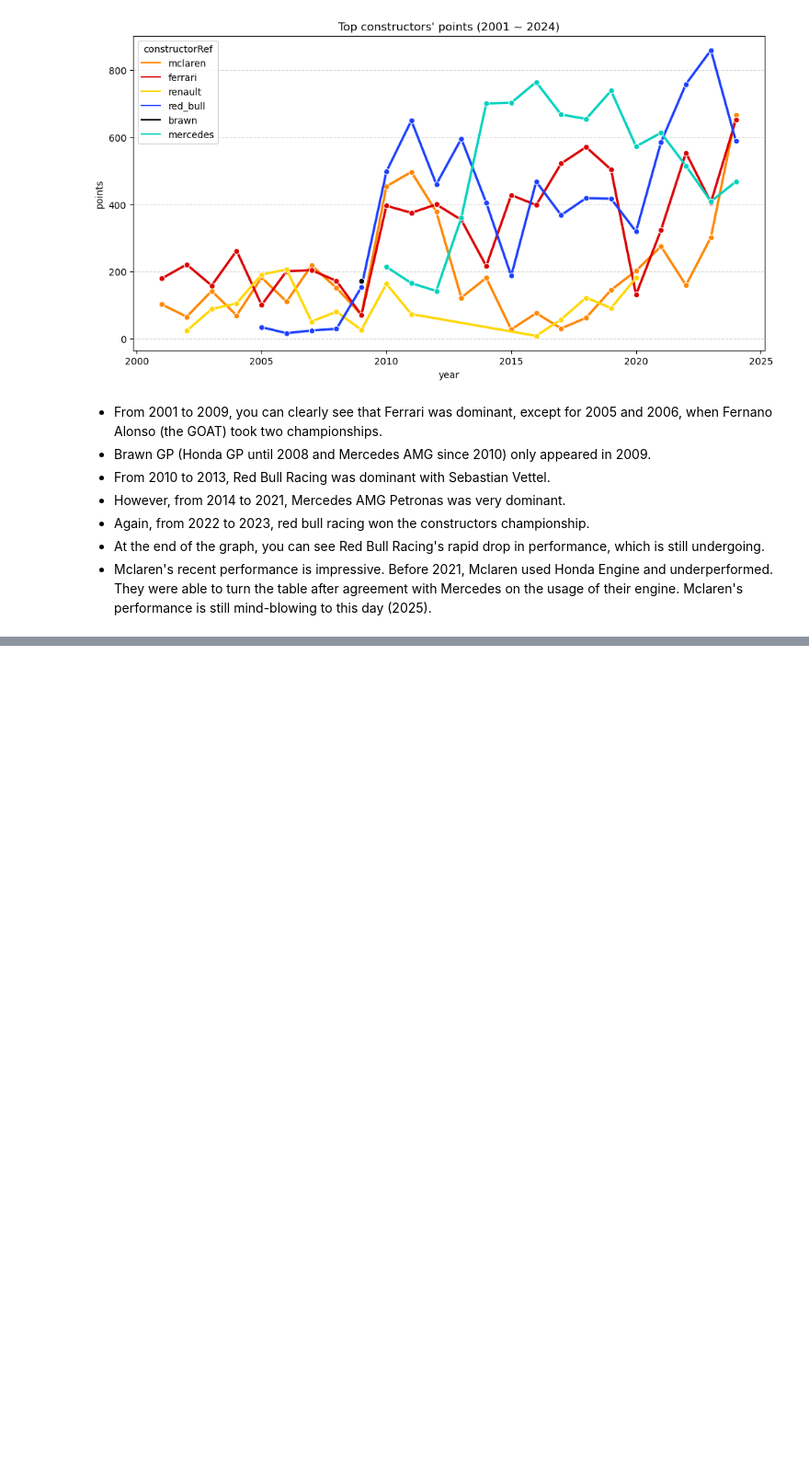
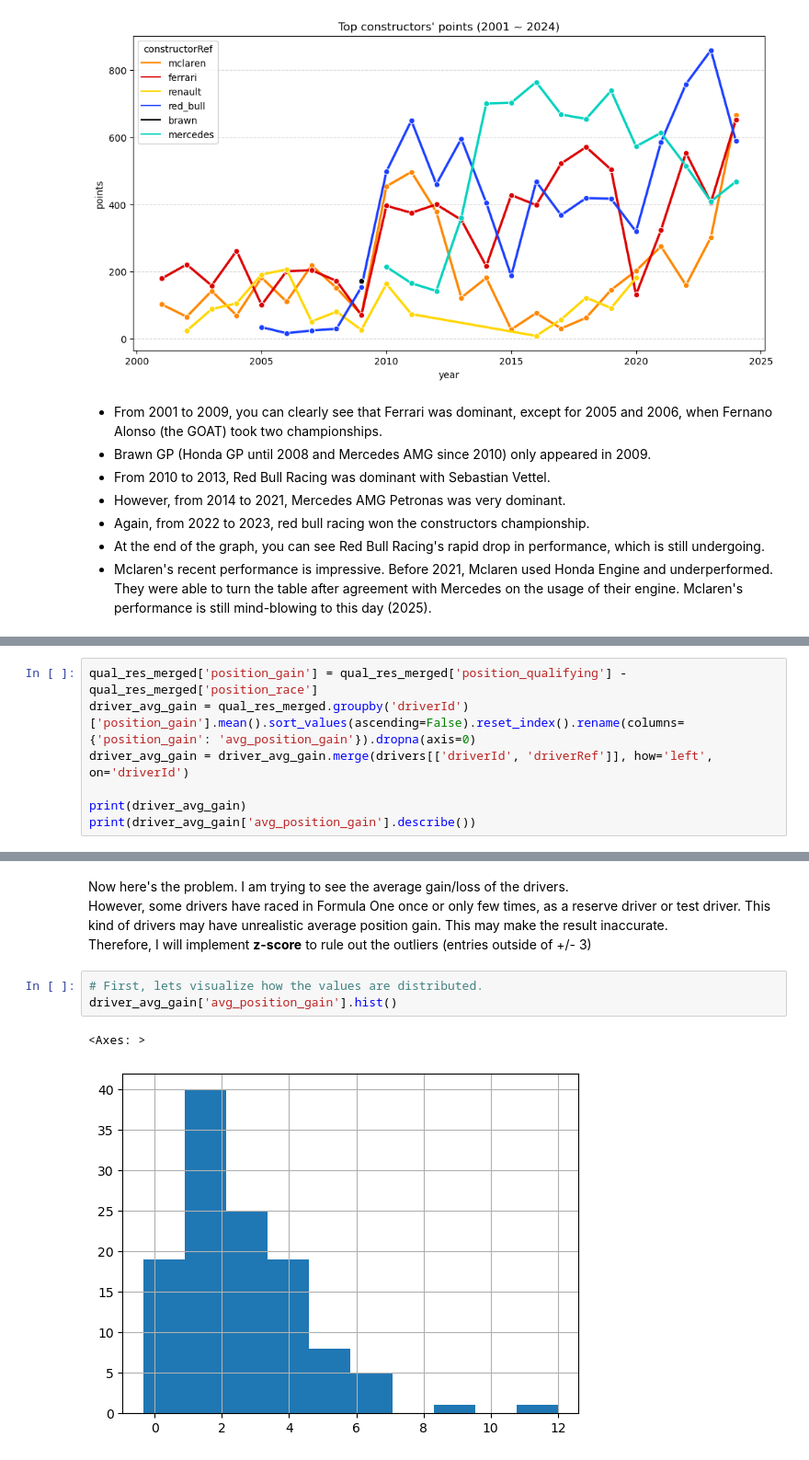
Before and after one commit to otola03/Kaggle_Studies, a Jupyter notebook: f1_analysis/f1_data_stat_project.ipynb, the cells around one changed output, grey strips where cells are left out. Shown at 92% size. Drawn from its saved outputs; the diff is of its cells as text; blank space fills up the shorter version.

```diff
--- a/f1_analysis/f1_data_stat_project.ipynb
+++ b/f1_analysis/f1_data_stat_project.ipynb
@@ -156,0 +198,7 @@ ValueError: too many values to unpack (expected 2)
+# %%
+qual_res_merged['position_gain'] = qual_res_merged['position_qualifying'] - qual_res_merged['position_race']
+driver_avg_gain = qual_res_merged.groupby('driverId')['position_gain'].mean().sort_values(ascending=False).reset_index().rename(columns={'position_gain': 'avg_position_gain'}).dropna(axis=0)
+driver_avg_gain = driver_avg_gain.merge(drivers[['driverId', 'driverRef']], how='left', on='driverId')
+
+print(driver_avg_gain)
+print(driver_avg_gain['avg_position_gain'].describe())
@@ -156,0 +223,11 @@ ValueError: too many values to unpack (expected 2)
+# %% [markdown]
+Now here's the problem. I am trying to see the average gain/loss of the drivers.
+However, some drivers have raced in Formula One once or only few times, as a reserve driver or test driver. This kind of drivers may have unrealistic average position gain.
+This may make the result inaccurate.
+Therefore, I will implement **z-score** to rule out the outliers (entries outside of +/- 3)
+# %%
+# First, lets visualize how the values are distributed.
+driver_avg_gain['avg_position_gain'].hist()
+# %% [output]
+<Axes: >
+[figure, added]
```
Also changed, not shown: parts of 16 cells of this notebook.
